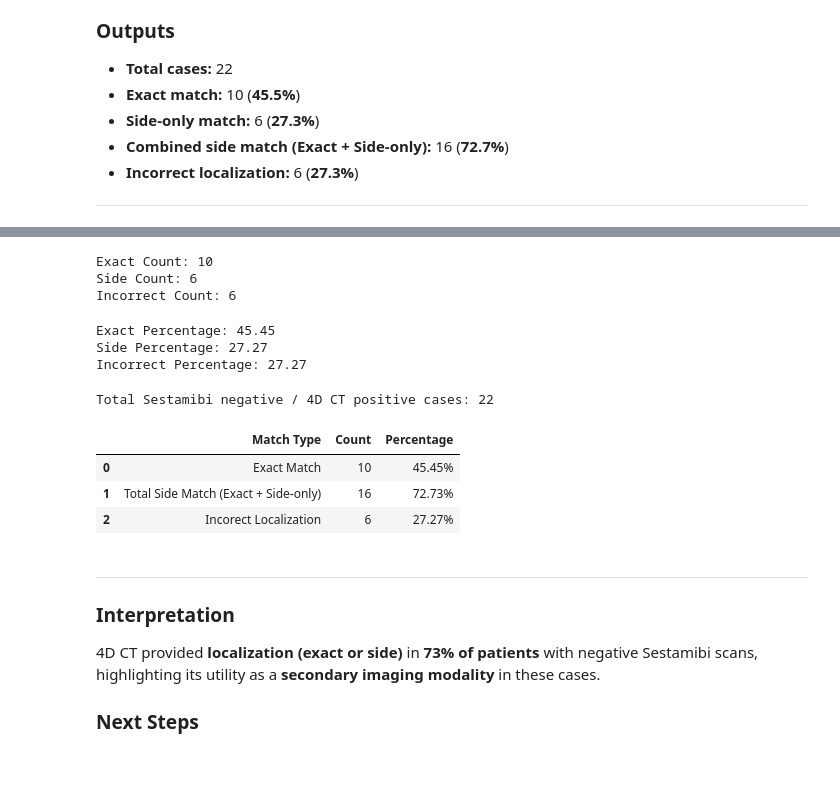
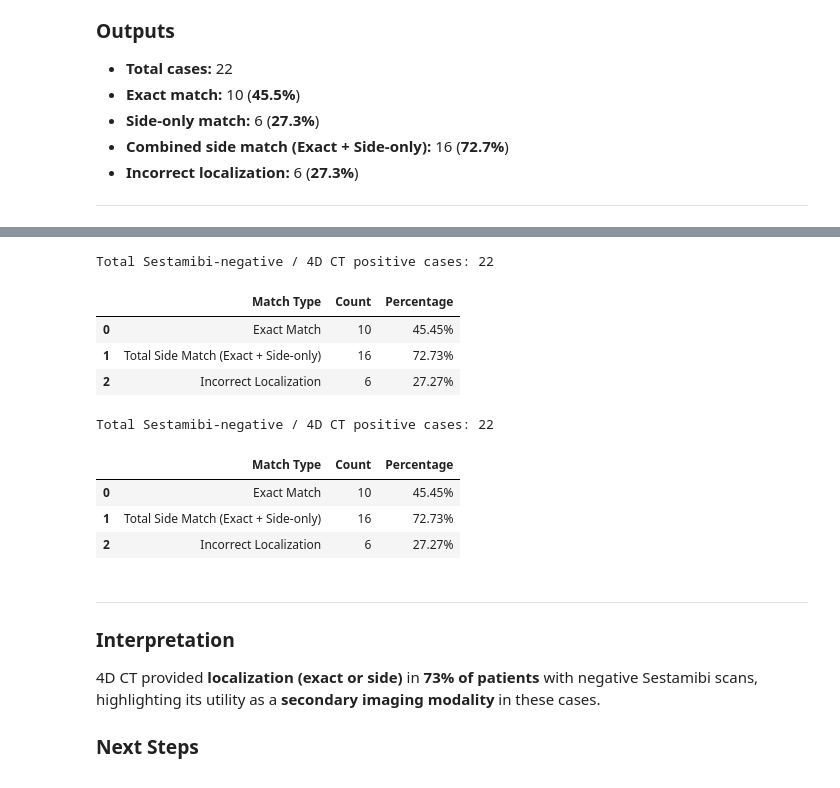
Before and after one commit to Jonah-Schwartz521/ent-imaging-analysis, a Jupyter notebook: Imaging Analysis/modality_concordance/sestamibi(-)_4d(+).ipynb, the cells around one changed output, grey strips where cells are left out. Cells and saved outputs as stored; diff of their text form; code cells hidden in the pictures.

```diff
--- a/Imaging Analysis/modality_concordance/sestamibi(-)_4d(+).ipynb
+++ b/Imaging Analysis/modality_concordance/sestamibi(-)_4d(+).ipynb
@@ -20,4 +20,4 @@ Assess **4D CT concordance with surgical findings** in patients with **non-local
 ---
 # %%
 import pandas as pd
-preop_imaging_df = pd.read_excel('../../Data/side_concordance_results.xlsx')
+preop_imaging_df = pd.read_excel('../../Data/FINAL_cleaned_with_concordance_v1.xlsx')
@@ -82,56 +44,69 @@ total_cases = sestamibi_neg_4d_pos.shape[0]
-# %%
-exact_count = sestamibi_neg_4d_pos[sestamibi_neg_4d_pos['Calculated Concordance'] == 'Yes (Exact)'].shape[0]
-side_count = sestamibi_neg_4d_pos[sestamibi_neg_4d_pos['Calculated Concordance'] == 'Yes (Side)'].shape[0]
-incorrect_count = sestamibi_neg_4d_pos[sestamibi_neg_4d_pos['Calculated Concordance'] == 'Incorrect Localization'].shape[0]
-print(f'Exact Count: {exact_count}')
-print(f'Side Count: {side_count}')
-print(f'Incorrect Count: {incorrect_count}')
-# %% [output]
-Exact Count: 10
-Side Count: 6
-Incorrect Count: 6
+# %%
+# generate imaging side columns
+preop_imaging_df['4D CT Imaging Side'] = preop_imaging_df['4D CT Scan'].apply(extract_side)
+preop_imaging_df['Sestamibi Imaging Side'] = preop_imaging_df['Sestamibi'].apply(extract_side)
+preop_imaging_df['Surgical Side'] = preop_imaging_df['Surgical Findings'].apply(extract_side)
+
+# Filter for sestamibi non-localizing patients
+negative_sestamibi = preop_imaging_df[preop_imaging_df['Sestamibi'] == 'Non-localizing'].copy()
+
+# Of those, keep only cases with positive 4D CT
+sestamibi_neg_4d_pos = negative_sestamibi[negative_sestamibi['4D CT Imaging Side'].isin(['Left', 'Right'])].copy()
+
+# Summary Analysis
+total_cases = sestamibi_neg_4d_pos.shape[0]
+exact_count = sestamibi_neg_4d_pos[sestamibi_neg_4d_pos['4D CT Scan Calculated Concordance'] == 'Yes (Exact)'].shape[0]
+side_count = sestamibi_neg_4d_pos[sestamibi_neg_4d_pos['4D CT Scan Calculated Concordance'] == 'Yes (Side)'].shape[0]
+incorrect_count = sestamibi_neg_4d_pos[sestamibi_neg_4d_pos['4D CT Scan Calculated Concordance'] == 'Incorrect Localization'].shape[0]
+# %% [output]
+Total Sestamibi-negative / 4D CT positive cases: 22
+|  | Match Type | Count | Percentage |
+| 0 | Exact Match | 10 | 45.45% |
+| 1 | Total Side Match (Exact + Side-only) | 16 | 72.73% |
+| 2 | Incorrect Localization | 6 | 27.27% |
 # %%
+# Summary Analysis
+total_cases = sestamibi_neg_4d_pos.shape[0]
+exact_count = sestamibi_neg_4d_pos[sestamibi_neg_4d_pos['4D CT Scan Calculated Concordance'] == 'Yes (Exact)'].shape[0]
+side_count = sestamibi_neg_4d_pos[sestamibi_neg_4d_pos['4D CT Scan Calculated Concordance'] == 'Yes (Side)'].shape[0]
+incorrect_count = sestamibi_neg_4d_pos[sestamibi_neg_4d_pos['4D CT Scan Calculated Concordance'] == 'Incorrect Localization'].shape[0]
+
+# Calculating Percentages
 exact_pct = round((exact_count / total_cases) * 100, 2) if total_cases > 0 else None
 side_pct = round((side_count / total_cases) * 100, 2) if total_cases > 0 else None
 incorrect_pct = round((incorrect_count / total_cases) * 100, 2) if total_cases > 0 else None
-print(f'Exact Percentage: {exact_pct}')
-print(f'Side Percentage: {side_pct}')
-print(f'Incorrect Percentage: {incorrect_pct}')
+
+
+total_side_match_count = side_count + exact_count
+total_side_match_pct = round((total_side_match_count / total_cases) * 100, 2) if total_cases > 0 else None
-# %% [output]
-Exact Percentage: 45.45
-Side Percentage: 27.27
-Incorrect Percentage: 27.27
 # %%
-total_side_match_count = side_count + exact_count
-total_side_match_pct = (total_side_match_count / total_cases) * 100 if total_cases > 0 else None
 
 sestamibi_neg_4d_pos_summary_df = pd.DataFrame({
     'Match Type': [
         'Exact Match',
         'Total Side Match (Exact + Side-only)',
-        'Incorect Localization'
+        'Incorrect Localization'
     ],
     'Count': [
         exact_count,
         total_side_match_count,
         incorrect_count
     ],
     'Percentage': [
         f"{exact_pct:.2f}%" if exact_pct is not None else 'N/A',
         f"{total_side_match_pct:.2f}%" if total_side_match_pct is not None else 'N/A',
         f"{incorrect_pct:.2f}%" if incorrect_pct is not None else 'N/A'
+    ]
+})
 
-    ]
-
-})
-print(f"Total Sestamibi negative / 4D CT positive cases: {total_cases}")
+print(f"Total Sestamibi-negative / 4D CT positive cases: {total_cases}")
 display(sestamibi_neg_4d_pos_summary_df)
 # %% [output]
-Total Sestamibi negative / 4D CT positive cases: 22
+Total Sestamibi-negative / 4D CT positive cases: 22
 |  | Match Type | Count | Percentage |
 | 0 | Exact Match | 10 | 45.45% |
 | 1 | Total Side Match (Exact + Side-only) | 16 | 72.73% |
-| 2 | Incorect Localization | 6 | 27.27% |
+| 2 | Incorrect Localization | 6 | 27.27% |
 # %% [markdown]
 ---
 
```
Also changed, not shown: parts of 6 cells of this notebook, 4 other files.
